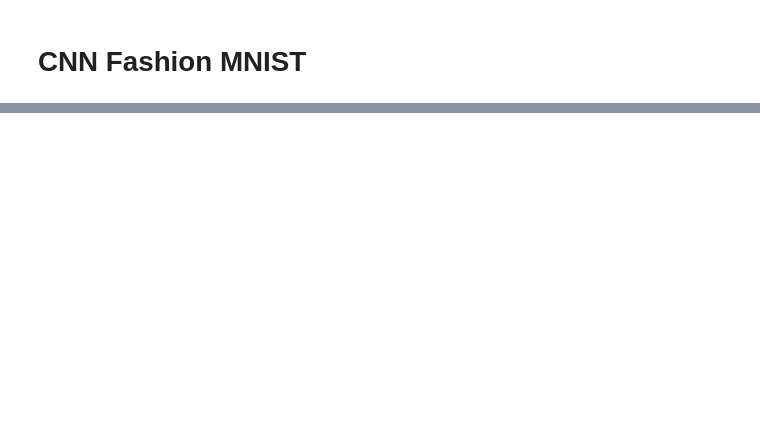
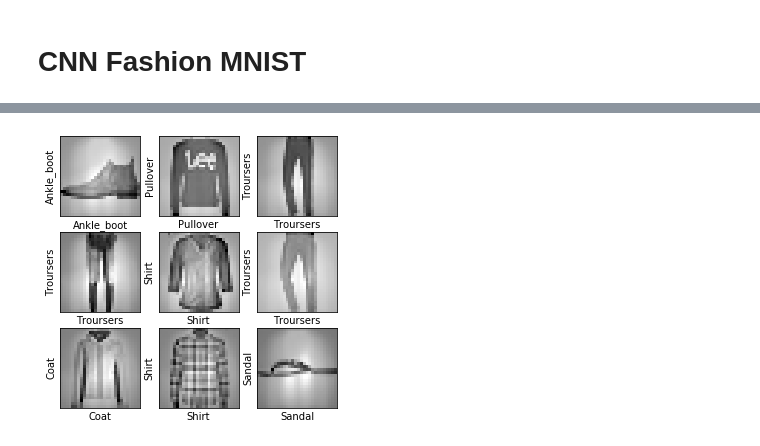
Before and after one commit to Lorenzo-Giardi/tf-keras, a Jupyter notebook: 5_CNN/cnn_fashion_mnist.ipynb, the cells around one changed output, grey strips where cells are left out. Drawn from its saved outputs; the diff is of its cells as text; code cells hidden in the pictures; blank space fills up the shorter version.

```diff
--- a/5_CNN/cnn_fashion_mnist.ipynb
+++ b/5_CNN/cnn_fashion_mnist.ipynb
@@ -86,0 +158,17 @@ Epoch 2/10
+# %%
+y_proba = model.predict(X_test[:9])
+y_preds = model.predict_classes(X_test[:9])
+
+# plot actual vs predicted classes
+plt.figure(figsize=(5,5))
+for i in range(9):
+    plt.subplot(3,3,i+1)
+    plt.xticks([])
+    plt.yticks([])
+    plt.grid(False)
+    plt.imshow(X_test.squeeze()[i], cmap=plt.cm.binary)
+    plt.ylabel(labels[y_test[i]])
+    plt.xlabel(labels[y_preds[i]])
+plt.show()
+# %% [output]
+[figure, added]
```
Also changed, not shown: parts of 18 cells of this notebook, 1 other file.
